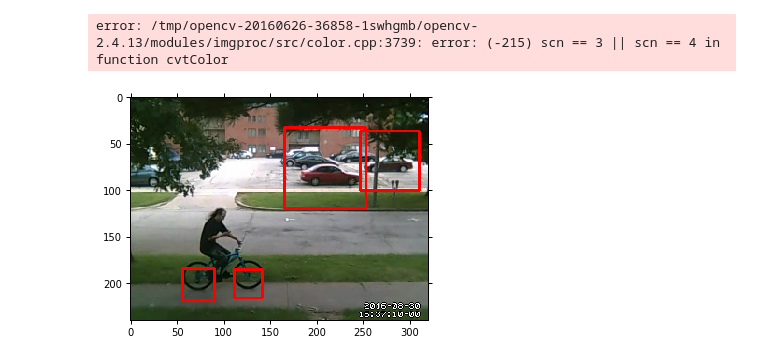
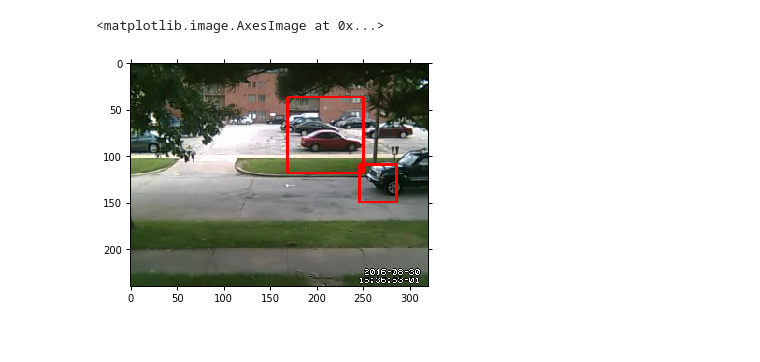
Before and after one commit to bcongdon/Data-Science-Projects, a Jupyter notebook: car_haars_cascade/haars_cascade.ipynb, the cells around one changed output. Cells and saved outputs as stored; diff of their text form; code cells hidden in the pictures.

```diff
--- a/car_haars_cascade/haars_cascade.ipynb
+++ b/car_haars_cascade/haars_cascade.ipynb
@@ -1,23 +1,22 @@
 # %%
 import cv2
 import matplotlib.pyplot as plt
 %matplotlib inline
 
 
 car_cascade = cv2.CascadeClassifier('cars.xml')
 cap = cv2.VideoCapture('car_mp4.mp4')
 
-while True:
-    ret, img = cap.read()
-    gray = cv2.cvtColor(img, cv2.COLOR_BGR2GRAY)
+ret, img = cap.read()
+gray = cv2.cvtColor(img, cv2.COLOR_BGR2GRAY)
 
-    cars = car_cascade.detectMultiScale(gray, 1.1, 1)
+cars = car_cascade.detectMultiScale(gray, 1.1, 1)
 
-    for (x,y,w,h) in cars:
-        cv2.rectangle(img,(x,y),(x+w,y+h),(0,0,255),2)
+for (x,y,w,h) in cars:
+    cv2.rectangle(img,(x,y),(x+w,y+h),(0,0,255),2)
 
-    img = cv2.cvtColor(img, cv2.cv.CV_BGR2RGB)
-    plt.imshow(img)
+img = cv2.cvtColor(img, cv2.cv.CV_BGR2RGB)
+plt.imshow(img)
 # %% [output]
-error: /tmp/opencv-20160626-36858-1swhgmb/opencv-2.4.13/modules/imgproc/src/color.cpp:3739: error: (-215) scn == 3 || scn == 4 in function cvtColor
+<matplotlib.image.AxesImage at 0x...>
-[figure, old version]
+[figure, new version]
```
Also changed, not shown: 37 other files.
